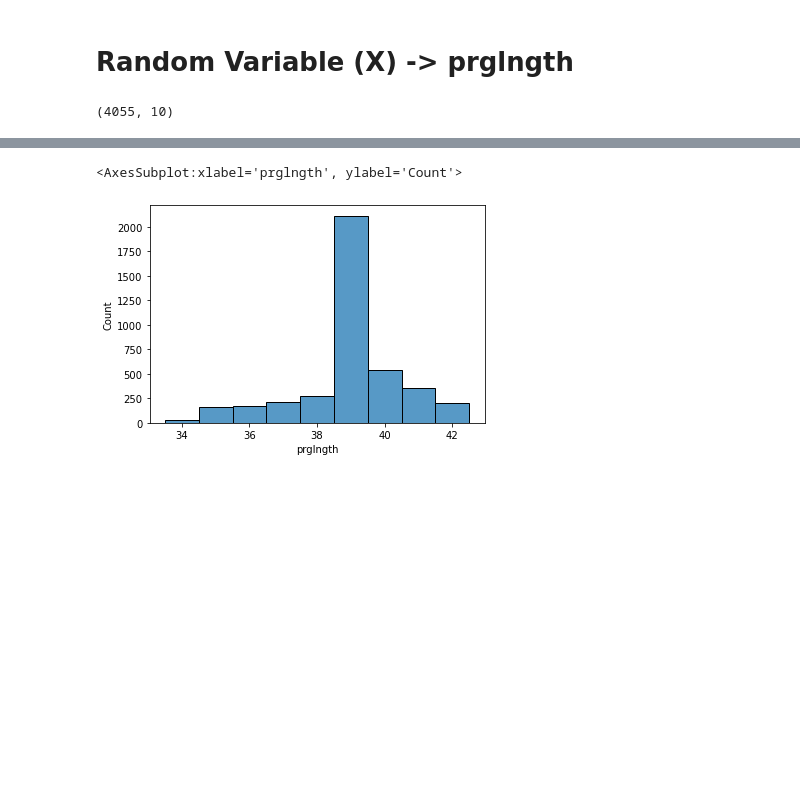
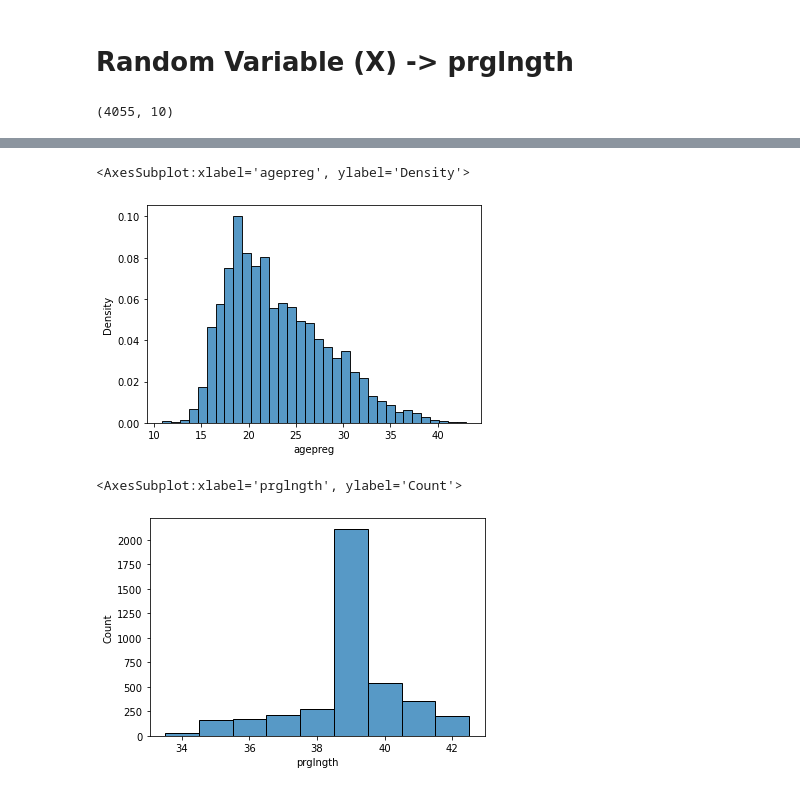
Before and after one commit to PrasadNehe/ThinkStats2, a Jupyter notebook: code/JobsyStat.ipynb, the cells around one changed output, grey strips where cells are left out. Drawn from its saved outputs; the diff is of its cells as text; code cells hidden in the pictures; blank space fills up the shorter version.

```diff
--- a/code/JobsyStat.ipynb
+++ b/code/JobsyStat.ipynb
@@ -1053,6 +1054,11 @@ firsts.head()
 | 5 | 6 | 1 | 1 | 1.0 | 8.0 | 9.0 | 27.00 | 3 | 38 | valid_values |
 | 8 | 7 | 1 | 1 | 1.0 | 7.0 | 9.0 | 28.08 | 2 | 39 | valid_values |
 | 10 | 12 | 1 | 1 | 1.0 | 7.0 | 13.0 | 25.75 | 1 | 39 | valid_values |
+# %%
+sns.histplot(firsts.agepreg, stat = 'density')
+# %% [output]
+<AxesSubplot:xlabel='agepreg', ylabel='Density'>
+[figure, added]
 # %%
 sns.histplot(firsts.prglngth, discrete = True)
 # %% [output]
```
Also changed, not shown: parts of 58 cells of this notebook.
